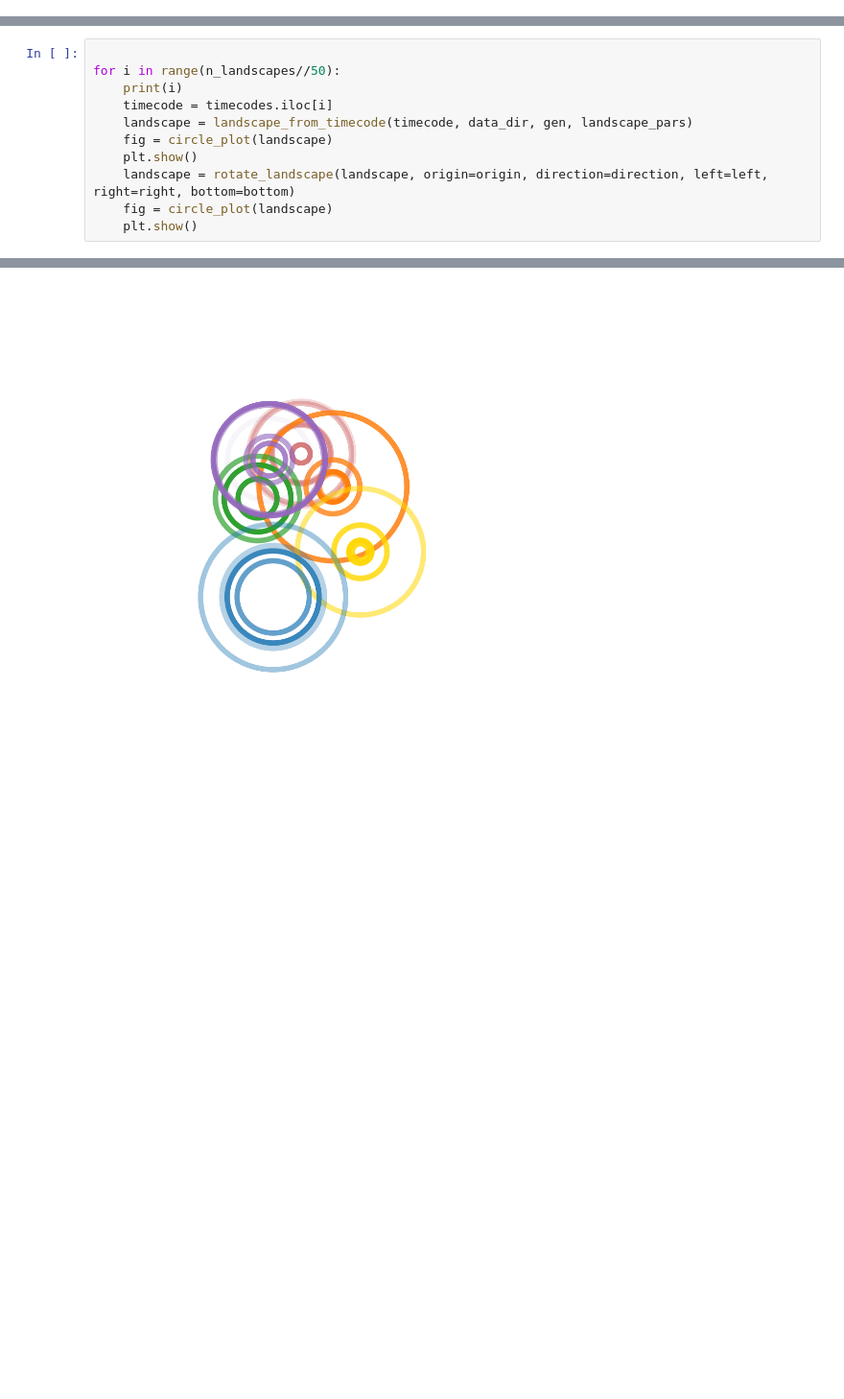
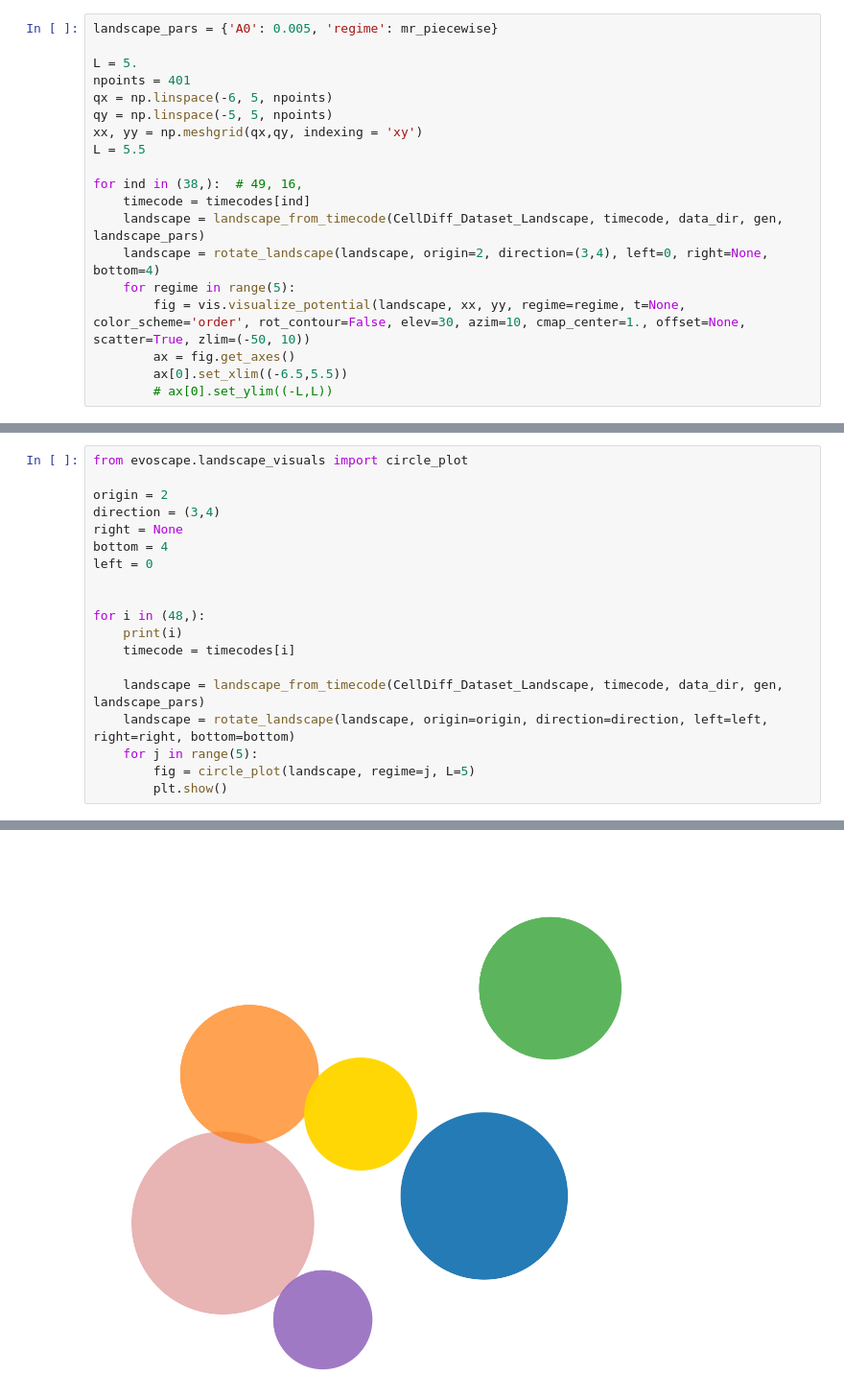
Before and after one commit to victoria-mochulska/evoscape, a Jupyter notebook: notebooks/decision_structure_analysis.ipynb, the cells around one changed output, grey strips where cells are left out. Shown at 96% size. Cells and saved outputs as stored; diff of their text form; blank space fills up the shorter version.

Commit message:
Updated notebooks for figures and analysis; movies for piecewise landscapes; improved trajectory panels with colormaps

```diff
--- a/notebooks/decision_structure_analysis.ipynb
+++ b/notebooks/decision_structure_analysis.ipynb
@@ -716,0 +645,19 @@ left = 0
+# %%
+landscape_pars = {'A0': 0.005, 'regime': mr_piecewise}
+
+L = 5.
+npoints = 401
+qx = np.linspace(-6, 5, npoints)
+qy = np.linspace(-5, 5, npoints)
+xx, yy = np.meshgrid(qx,qy, indexing = 'xy')
+L = 5.5
+
+for ind in (38,):  # 49, 16,
+    timecode = timecodes[ind]
+    landscape = landscape_from_timecode(CellDiff_Dataset_Landscape, timecode, data_dir, gen, landscape_pars)
+    landscape = rotate_landscape(landscape, origin=2, direction=(3,4), left=0, right=None, bottom=4)
+    for regime in range(5):
+        fig = vis.visualize_potential(landscape, xx, yy, regime=regime, t=None, color_scheme='order', rot_contour=False, elev=30, azim=10, cmap_center=1., offset=None, scatter=True, zlim=(-50, 10))
+        ax = fig.get_axes()
+        ax[0].set_xlim((-6.5,5.5))
+        # ax[0].set_ylim((-L,L))
@@ -717,12 +672,20 @@ left = 0
 # %%
+from evoscape.landscape_visuals import circle_plot
 
-for i in range(n_landscapes//50):
+origin = 2
+direction = (3,4)
+right = None
+bottom = 4
+left = 0
+
+
+for i in (48,):
     print(i)
-    timecode = timecodes.iloc[i]
-    landscape = landscape_from_timecode(timecode, data_dir, gen, landscape_pars)
-    fig = circle_plot(landscape)
-    plt.show()
+    timecode = timecodes[i]
+
+    landscape = landscape_from_timecode(CellDiff_Dataset_Landscape, timecode, data_dir, gen, landscape_pars)
     landscape = rotate_landscape(landscape, origin=origin, direction=direction, left=left, right=right, bottom=bottom)
-    fig = circle_plot(landscape)
-    plt.show()
+    for j in range(5):
+        fig = circle_plot(landscape, regime=j, L=5)
+        plt.show()
 # %% [output]
@@ -731 +694 @@ for i in range(n_landscapes//50):
-[figure, old version]
+[figure, new version]
```
Also changed, not shown: parts of 31 cells of this notebook, 16 other files.
